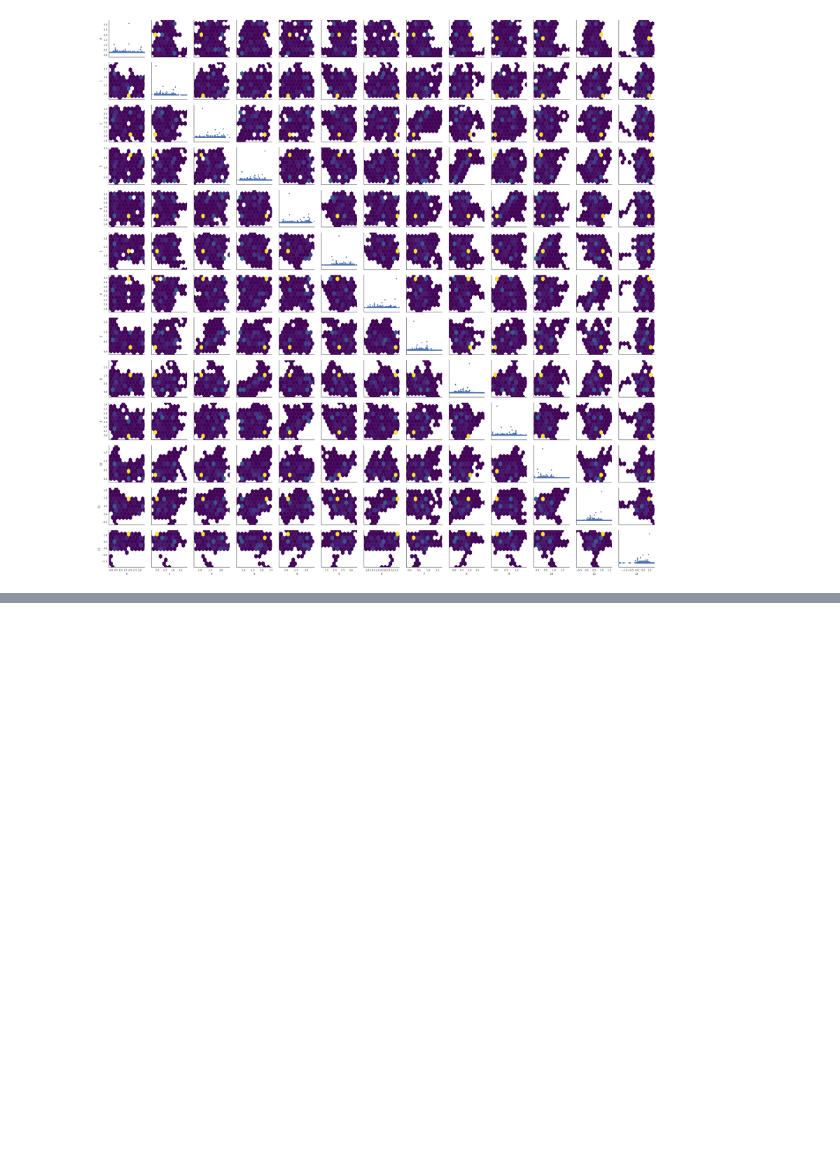
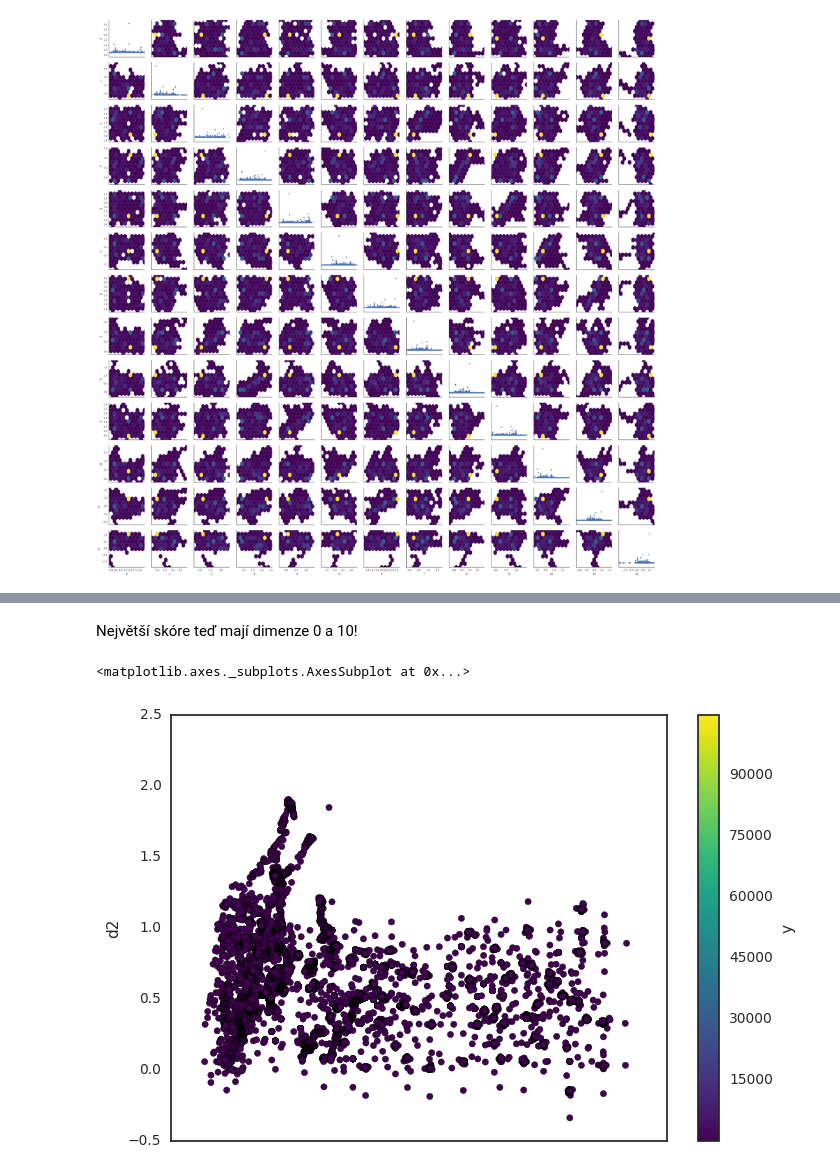
Before and after one commit to effa/dimensionality-reduction, a Jupyter notebook: data-visualization.ipynb, the cells around one changed output, grey strips where cells are left out. Saved outputs shown, nothing was run; the diff lists cells and outputs as text; code cells hidden in the pictures; blank space fills up the shorter version.

```diff
--- a/data-visualization.ipynb
+++ b/data-visualization.ipynb
@@ -64,0 +135,10 @@ g = g.map_offdiag(plt.hexbin, C=ds[n], reduce_C_function=np.max, gridsize=10, cm
+# %%
+# MI je vyrazne pomalejsi nez vypocet F-hodnoty
+dimensions_selector_mi = SelectKBest(mutual_info_regression, k=2)
+ds = d1.sample(10000)
+xs = ds[input_indices]
+ys = ds[n]
+dimensions_selector_mi.fit(xs, ys)
+x_reduced_mi = pd.DataFrame(dimensions_selector_mi.transform(x))
+scores_mi = pd.Series(dimensions_selector_mi.scores_, name='score')
+scores_mi
@@ -64,0 +160,9 @@ g = g.map_offdiag(plt.hexbin, C=ds[n], reduce_C_function=np.max, gridsize=10, cm
+# %% [markdown]
+Největší skóre teď mají dimenze 0 a 10!
+# %%
+d_mi = pd.concat([x_reduced_mi, y], axis=1)
+d_mi.columns = ['d1', 'd2', 'y']
+d_mi.plot.scatter(x='d1', y='d2', c='y', cmap='viridis')
+# %% [output]
+<matplotlib.axes._subplots.AxesSubplot at 0x...>
+[figure, added]
```
Also changed, not shown: parts of 16 cells of this notebook, 1 other file.
